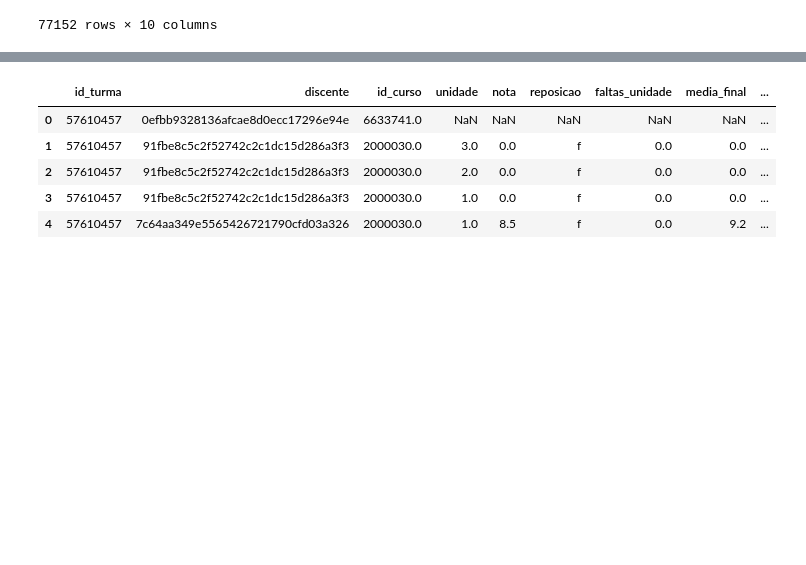
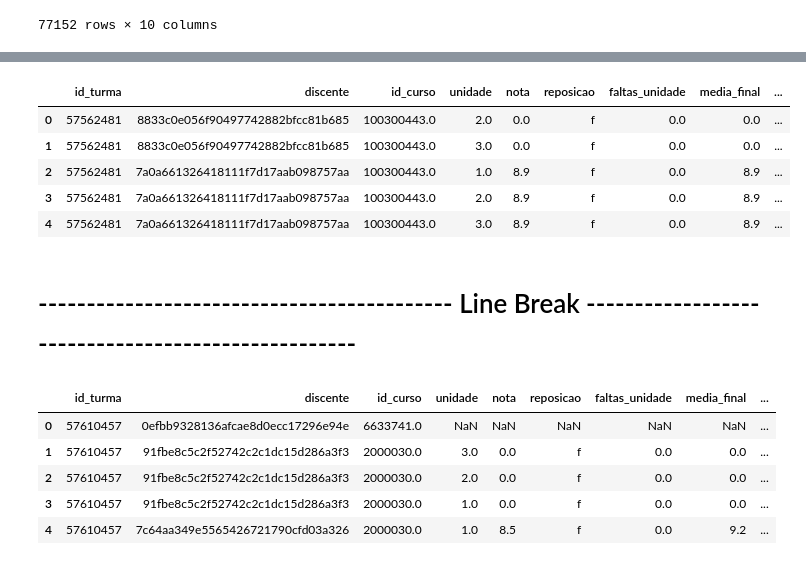
Before and after one commit to NalbertLeal/AnaliseDeNotasIMD, a Jupyter notebook: Analise Notas.ipynb, the cells around one changed output, grey strips where cells are left out. Saved outputs shown, nothing was run; the diff lists cells and outputs as text; code cells hidden in the pictures; blank space fills up the shorter version.

```diff
--- a/Analise Notas.ipynb
+++ b/Analise Notas.ipynb
@@ -252,3 +255,15 @@ turmas_imd.head()
+# %%
+matriculas.id_turma = matriculas.id_turma.astype(np.int64)
+matriculas.head()
+# %% [output]
+|  | id_turma | discente | id_curso | unidade | nota | reposicao | faltas_unidade | media_final | ... |
+| 0 | 57562481 | 8833c0e056f90497742882bfcc81b685 | 100300443.0 | 2.0 | 0.0 | f | 0.0 | 0.0 | ... |
+| 1 | 57562481 | 8833c0e056f90497742882bfcc81b685 | 100300443.0 | 3.0 | 0.0 | f | 0.0 | 0.0 | ... |
+| 2 | 57562481 | 7a0a661326418111f7d17aab098757aa | 100300443.0 | 1.0 | 8.9 | f | 0.0 | 8.9 | ... |
+| 3 | 57562481 | 7a0a661326418111f7d17aab098757aa | 100300443.0 | 2.0 | 8.9 | f | 0.0 | 8.9 | ... |
+| 4 | 57562481 | 7a0a661326418111f7d17aab098757aa | 100300443.0 | 3.0 | 8.9 | f | 0.0 | 8.9 | ... |
+# %% [markdown]
+# ------------------------------------------- Line Break ---------------------------------------------------
 # %%
 matriculas_2017_2.head()#[matriculas_2016_1['id_componente_curricular'] == 55025]
 # %% [output]
```
Also changed, not shown: parts of 2 cells of this notebook.
